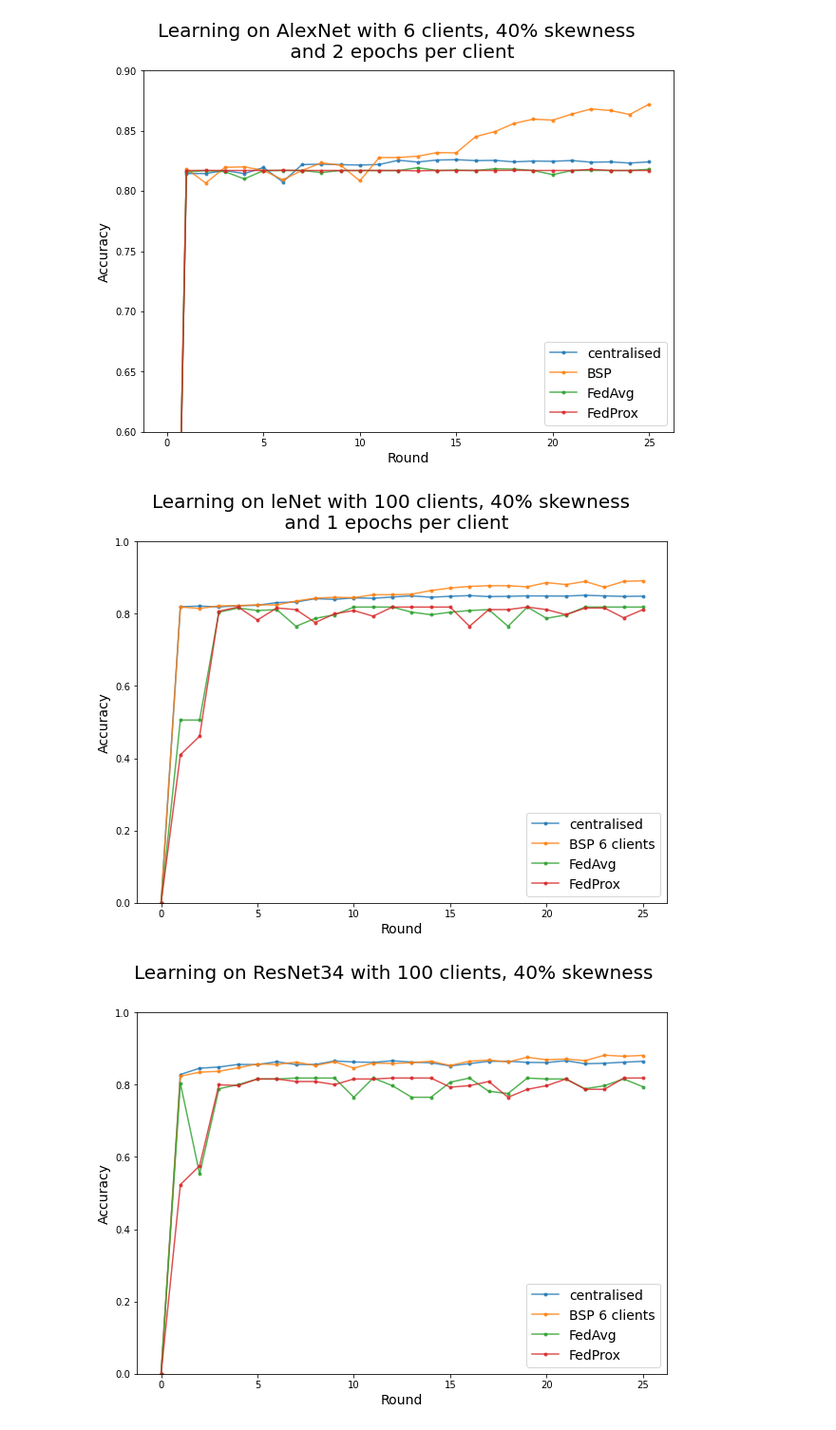
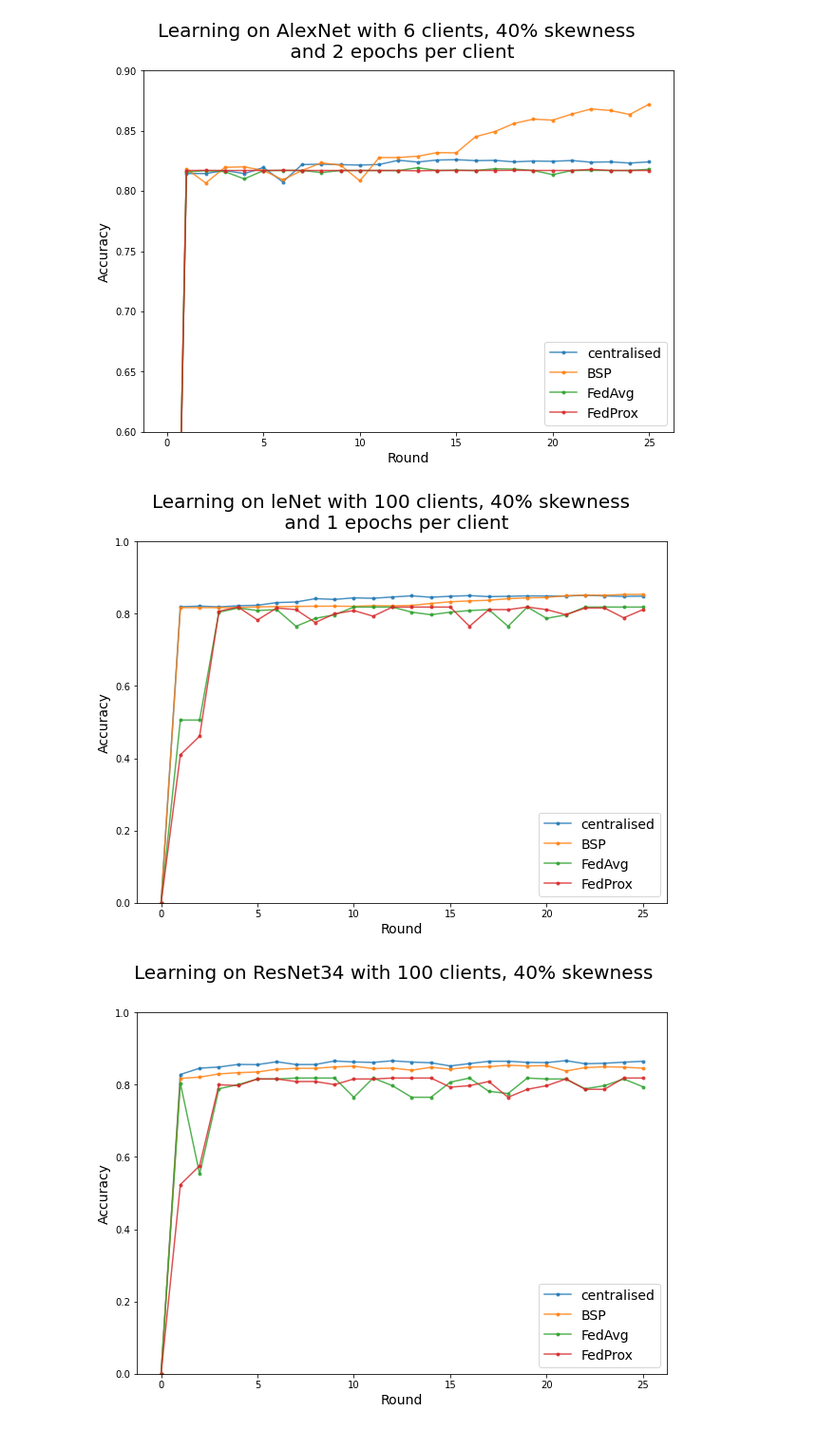
Before and after one commit to anandcu3/Federated-Learning-for-Remote-Sensing, a Jupyter notebook: some weird real plots notbook edition .ipynb, the cells around one changed output. Shown at 95% size. Saved outputs shown, nothing was run; the diff lists cells and outputs as text; code cells hidden in the pictures.

Commit message:
Added results from BSP for 100 clients

```diff
--- a/some weird real plots notbook edition .ipynb
+++ b/some weird real plots notbook edition .ipynb
@@ -205,20 +205,20 @@ plot_acc_curves(acc_dic_n3,'Learning on AlexNet with 6 clients, 40% skewness \n
 [figure]
 # %%
 acc_dic_n100_lenet = {"centralised" : np.genfromtxt('previous_results/centralised_acc&loss_for_lenet_with_1_clients_40_vsplit_0.2_lr_0.001.csv',delimiter=',')[1,:],
-                "BSP 6 clients" : np.genfromtxt('previous_results/BSP_acc&loss_for_lenet_with_6_clients_40_clientsepox_5_vsplit_0.2_lr_0.001.csv',delimiter=',')[1,:],
+                "BSP" : np.genfromtxt('BSP_acc&loss_for_lenet_with_100_clients_40_clientsepox_5_vsplit_0.2_lr_0.001_1613488511.5039093.csv',delimiter=',')[1,:],
                 "FedAvg": np.genfromtxt('FedAvg_acc&loss_for_lenet_with_100_clients_40_clientsepox_1_vsplit_0.3_lr_0.001_1613413631.1314447.csv',delimiter=',')[1,:],
           "FedProx": np.genfromtxt('FedProx_acc&loss_for_lenet_with_100_clients_40_clientsepox_1_vsplit_0.3_lr_0.001_1613409873.364998.csv',delimiter=',')[1,:]}
 
 plot_acc_curves(acc_dic_n100_lenet,'Learning on leNet with 100 clients, 40% skewness \n and 1 epochs per client',.0,1.0)
 # %% [output]
-[figure, old version]
+[figure, new version]
 # %%
 acc_dic_n100_resnet ={"centralised" : np.genfromtxt('previous_results/centralised_acc&loss_for_resnet34_with_1_clients_40_vsplit_0.2_lr_0.001.csv',delimiter=',')[1,:],
-    "BSP 6 clients" : np.genfromtxt('previous_results/BSP_acc&loss_for_resnet34_with_6_clients_40_clientsepox_5_vsplit_0.2_lr_0.001.csv',delimiter=',')[1,:],
+    "BSP" : np.genfromtxt('BSP_acc&loss_for_resnet34_with_100_clients_40_clientsepox_5_vsplit_0.2_lr_0.001_1613489308.91348.csv',delimiter=',')[1,:],
           "FedAvg": np.genfromtxt('FedAvg_acc&loss_for_resnet34_with_100_clients_40_clientsepox_1_vsplit_0.3_lr_0.001_1613411266.2724059.csv',delimiter=',')[1,:],
           "FedProx": np.genfromtxt('FedProx_acc&loss_for_resnet34_with_100_clients_40_clientsepox_1_vsplit_0.3_lr_0.001_1613407379.4135897.csv',delimiter=',')[1,:]}
 plot_acc_curves(acc_dic_n100_resnet,'Learning on ResNet34 with 100 clients, 40% skewness',0,1.0)
 # %% [output]
-[figure, old version]
+[figure, new version]
 # %%
 acc_dic_n100 = {"centralised" : np.genfromtxt('previous_results/centralised_acc&loss_for_alexnet_with_1_clients_40_vsplit_0.2_lr_0.001.csv',delimiter=',')[1,:],
```
Also changed, not shown: parts of 2 cells of this notebook.
